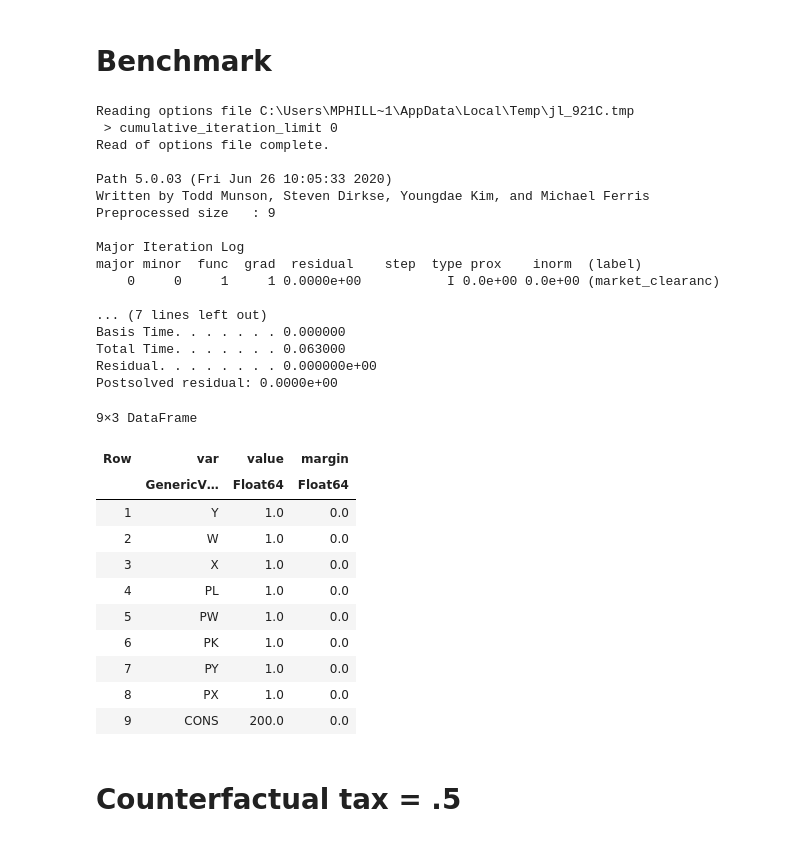
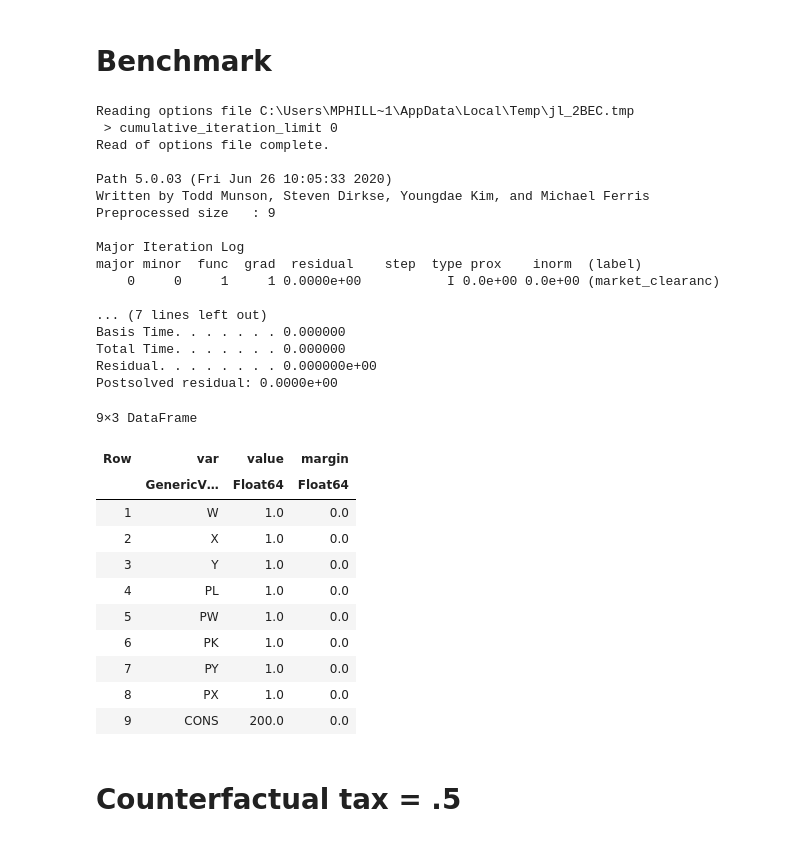
Before and after one commit to julia-mpsge/MPSGE.jl, a Jupyter notebook: examples/M22.ipynb, the cells around one changed output. Drawn from its saved outputs; the diff is of its cells as text; code cells hidden in the pictures.

```diff
--- a/examples/M22.ipynb
+++ b/examples/M22.ipynb
@@ -55,32 +66,32 @@ jm = build!(M);
 # %% [markdown]
 # Benchmark
 # %%
-solve!(M; :cumulative_iteration_limit => 0)
+solve!(M; cumulative_iteration_limit = 0)
 df_benchmark = generate_report(M)
 # %% [output]
-Reading options file C:\Users\MPHILL~1\AppData\Local\Temp\jl_921C.tmp
+Reading options file C:\Users\MPHILL~1\AppData\Local\Temp\jl_2BEC.tmp
  > cumulative_iteration_limit 0
 Read of options file complete.
 
 Path 5.0.03 (Fri Jun 26 10:05:33 2020)
 Written by Todd Munson, Steven Dirkse, Youngdae Kim, and Michael Ferris
 Preprocessed size   : 9
 
 Major Iteration Log
 major minor  func  grad  residual    step  type prox    inorm  (label)
     0     0     1     1 0.0000e+00           I 0.0e+00 0.0e+00 (market_clearanc)
 
 ... (7 lines left out)
 Basis Time. . . . . . . 0.000000
-Total Time. . . . . . . 0.063000
+Total Time. . . . . . . 0.000000
 Residual. . . . . . . . 0.000000e+00
 Postsolved residual: 0.0000e+00
 9×3 DataFrame
 | Row | var | value | margin |
 |  | GenericV… | Float64 | Float64 |
-| 1 | Y | 1.0 | 0.0 |
-| 2 | W | 1.0 | 0.0 |
-| 3 | X | 1.0 | 0.0 |
+| 1 | W | 1.0 | 0.0 |
+| 2 | X | 1.0 | 0.0 |
+| 3 | Y | 1.0 | 0.0 |
 | 4 | PL | 1.0 | 0.0 |
 | 5 | PW | 1.0 | 0.0 |
 | 6 | PK | 1.0 | 0.0 |
```
Also changed, not shown: parts of 8 cells of this notebook, 1 other file.
